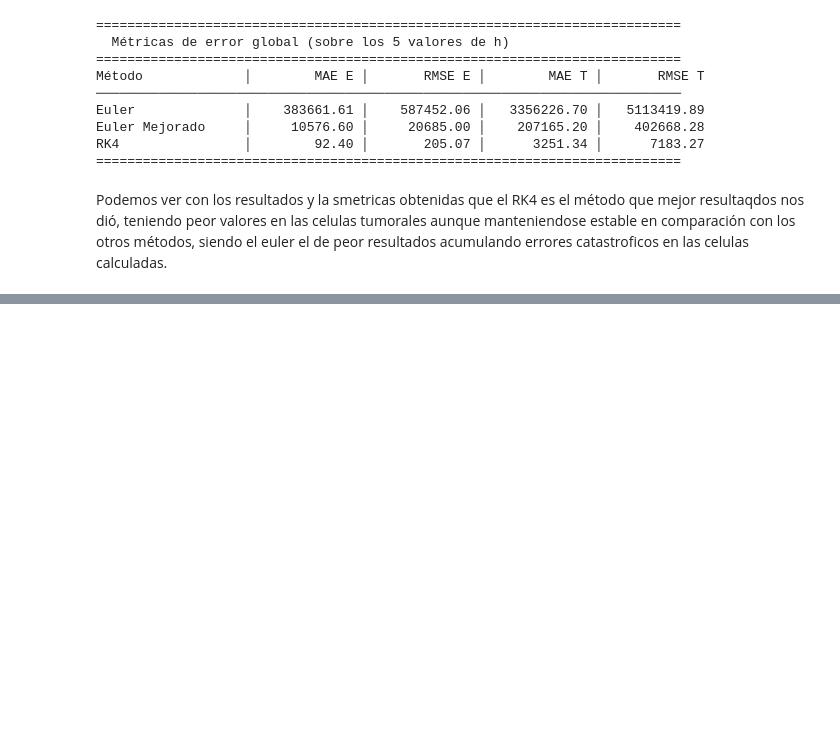
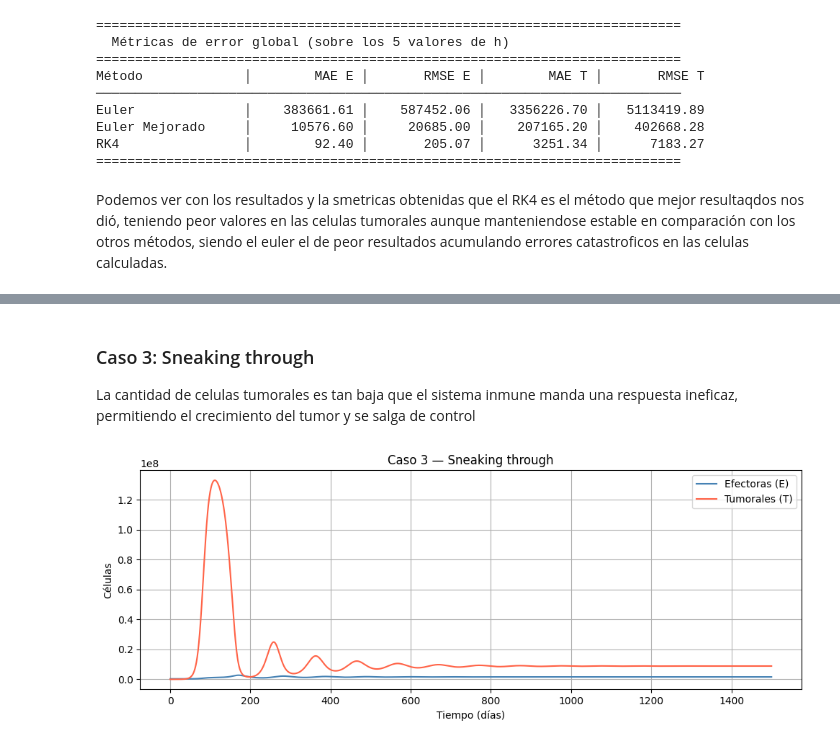
Before and after one commit to DavidVergaraA/CrecimientoTumoral, a Jupyter notebook: index.ipynb, the cells around one changed output, grey strips where cells are left out. Saved outputs shown, nothing was run; the diff lists cells and outputs as text; code cells hidden in the pictures; blank space fills up the shorter version.

```diff
--- a/index.ipynb
+++ b/index.ipynb
@@ -247,0 +329,28 @@ Podemos ver con los resultados y la smetricas obtenidas que el RK4 es el método
+# %% [markdown]
+### Caso 3: Sneaking through
+La cantidad de celulas tumorales es tan baja que el sistema inmune manda una respuesta ineficaz, permitiendo el crecimiento del tumor y se salga de control
+# %%
+m_original = m
+m = m * 1.6
+
+T0_d = 1e3
+yi_d = [3.3e5, T0_d]
+tiempoD, solucionD = rk4(sistema, 0.5, xi, yi_d, 1500)
+
+E_d = [sol[0] for sol in solucionD]
+T_d = [sol[1] for sol in solucionD]
+
+plt.figure(figsize=(10, 4))
+plt.plot(tiempoD, E_d, label='Efectoras (E)', color='steelblue')
+plt.plot(tiempoD, T_d, label='Tumorales (T)', color='tomato')
+plt.xlabel('Tiempo (días)')
+plt.ylabel('Células')
+plt.title('Caso 3 — Sneaking through')
+plt.legend()
+plt.grid(True)
+plt.tight_layout()
+plt.show()
+
+m = m_original
+# %% [output]
+[figure, added]
```
Also changed, not shown: parts of 8 cells of this notebook, 2 other files.
